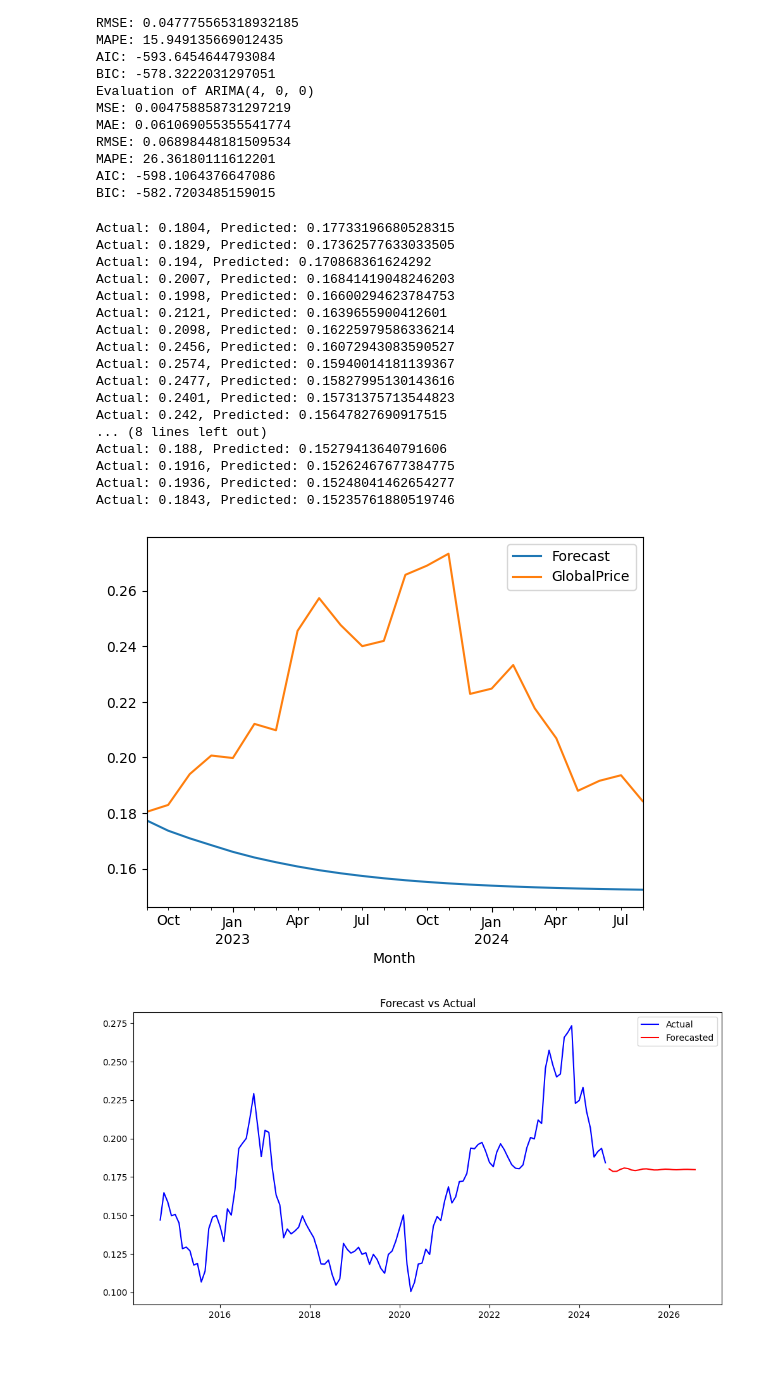
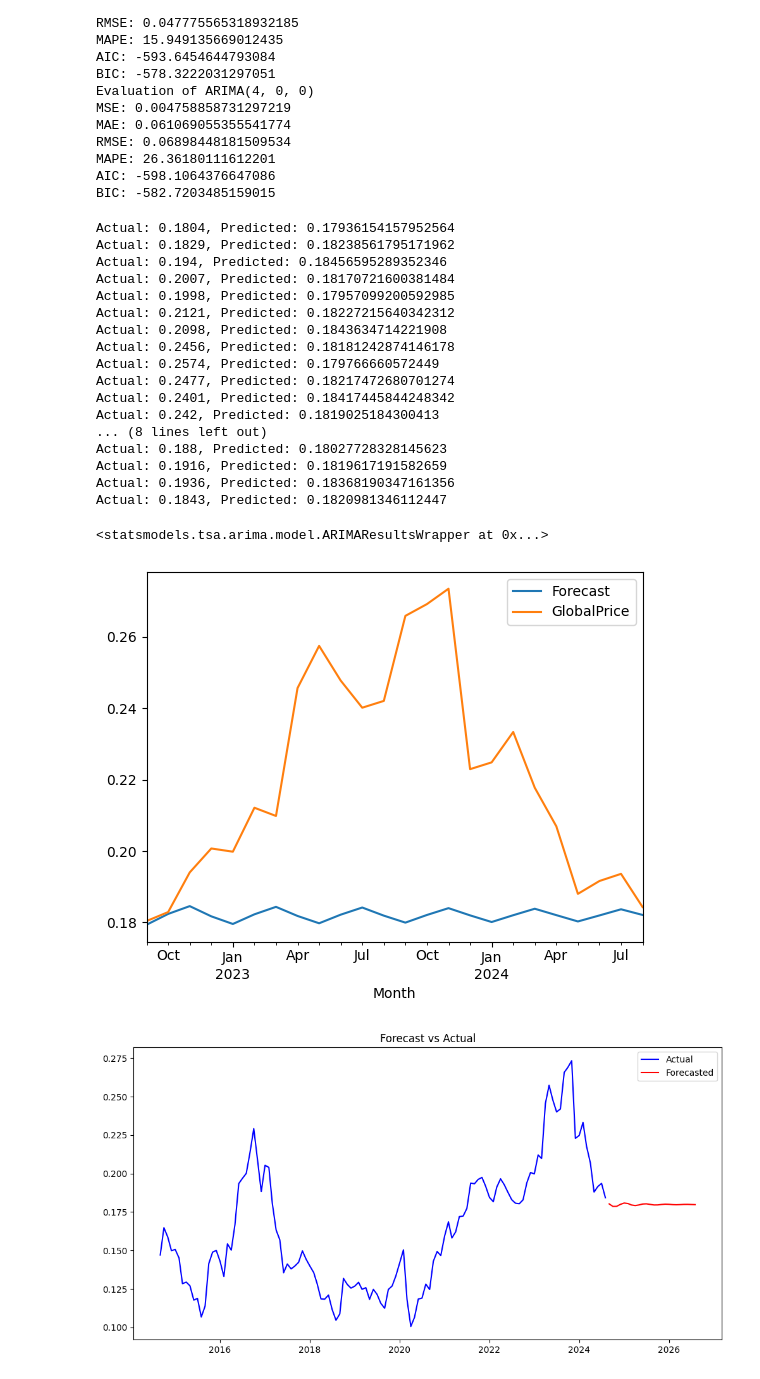
Before and after one commit to LeinnarF/Math_Modeling_Research_ARIMAX, a Jupyter notebook: Exog_forecast.ipynb, the cells around one changed output. Cells and saved outputs as stored; diff of their text form; code cells hidden in the pictures.

```diff
--- a/Exog_forecast.ipynb
+++ b/Exog_forecast.ipynb
@@ -142,6 +145,8 @@ def Model(train, test, order):
     pred.apply(lambda x: f"{x:.2f}")
     for i in range(len(pred)):
         print(f'Actual: {test[i]}, Predicted: {pred[i]}')
+
+    return model
 # %%
 def Predict(train, order, months):
     model = ARIMA(train, order=order).fit()
@@ -510,26 +449,27 @@ MAPE: 26.36180111612201
 AIC: -598.1064376647086
 BIC: -582.7203485159015
 # %%
-Model(gPrice_train, gPrice_test, (4,0,0))
+Model(gPrice_train, gPrice_test, (2,1,3))
 # %% [output]
-Actual: 0.1804, Predicted: 0.17733196680528315
-Actual: 0.1829, Predicted: 0.17362577633033505
-Actual: 0.194, Predicted: 0.170868361624292
-Actual: 0.2007, Predicted: 0.16841419048246203
-Actual: 0.1998, Predicted: 0.16600294623784753
-Actual: 0.2121, Predicted: 0.1639655900412601
-Actual: 0.2098, Predicted: 0.16225979586336214
-Actual: 0.2456, Predicted: 0.16072943083590527
-Actual: 0.2574, Predicted: 0.15940014181139367
-Actual: 0.2477, Predicted: 0.15827995130143616
-Actual: 0.2401, Predicted: 0.15731375713544823
-Actual: 0.242, Predicted: 0.15647827690917515
+Actual: 0.1804, Predicted: 0.17936154157952564
+Actual: 0.1829, Predicted: 0.18238561795171962
+Actual: 0.194, Predicted: 0.18456595289352346
+Actual: 0.2007, Predicted: 0.18170721600381484
+Actual: 0.1998, Predicted: 0.17957099200592985
+Actual: 0.2121, Predicted: 0.18227215640342312
+Actual: 0.2098, Predicted: 0.1843634714221908
+Actual: 0.2456, Predicted: 0.18181242874146178
+Actual: 0.2574, Predicted: 0.179766660572449
+Actual: 0.2477, Predicted: 0.18217472680701274
+Actual: 0.2401, Predicted: 0.18417445844248342
+Actual: 0.242, Predicted: 0.1819025184300413
 ... (8 lines left out)
-Actual: 0.188, Predicted: 0.15279413640791606
-Actual: 0.1916, Predicted: 0.15262467677384775
-Actual: 0.1936, Predicted: 0.15248041462654277
-Actual: 0.1843, Predicted: 0.15235761880519746
+Actual: 0.188, Predicted: 0.18027728328145623
+Actual: 0.1916, Predicted: 0.1819617191582659
+Actual: 0.1936, Predicted: 0.18368190347161356
+Actual: 0.1843, Predicted: 0.1820981346112447
+<statsmodels.tsa.arima.model.ARIMAResultsWrapper at 0x...>
-[figure, old version]
+[figure, new version]
 # %%
 forecast, model = Forecast(globalPrice, (2,1,3), 24)
 Forecasted_plot(globalPrice, forecast)
```
Also changed, not shown: parts of 27 cells of this notebook, 11 other files.
